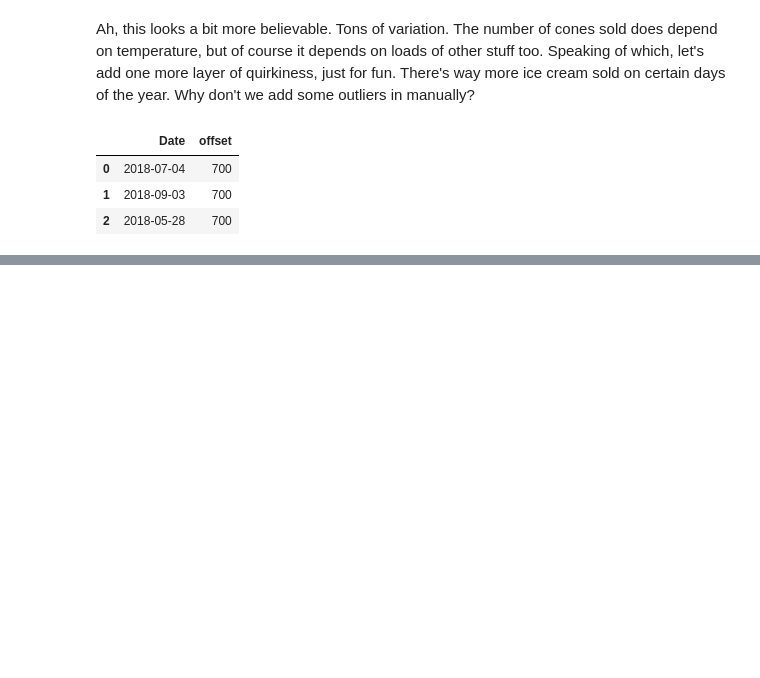
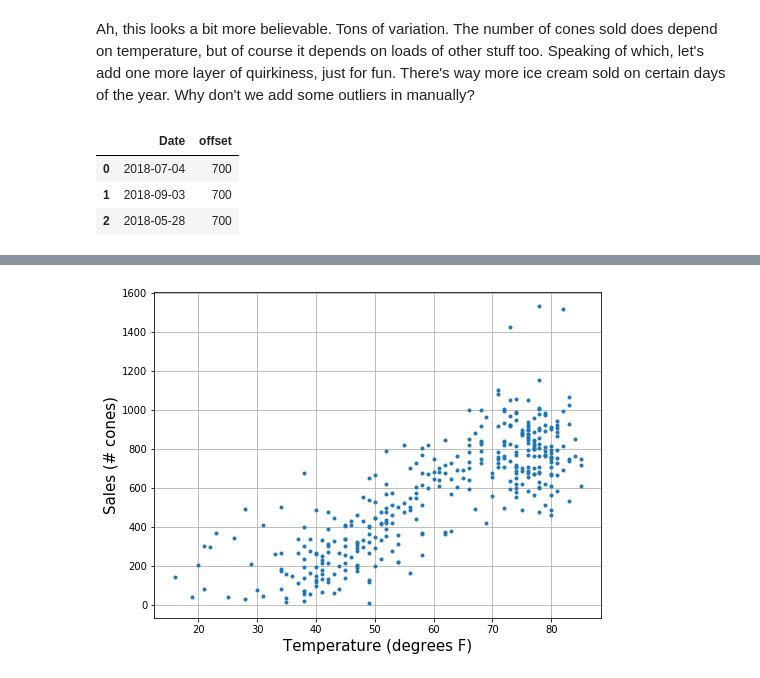
Before and after one commit to michellejw/cc-and-rsquared, a Jupyter notebook: ice-cream-data-2.ipynb, the cells around one changed output, grey strips where cells are left out. Saved outputs shown, nothing was run; the diff lists cells and outputs as text; code cells hidden in the pictures; blank space fills up the shorter version.

Commit message:
added to .gitignore file, added save plots/data to ice cream data script

```diff
--- a/ice-cream-data-2.ipynb
+++ b/ice-cream-data-2.ipynb
@@ -114,7 +115,7 @@ The plot of cone sales as a function of temperature looks pretty silly. It doesn
 sdev = 150
 np.random.seed(23)
 error = [np.random.normal(val,sdev) for val in df['conesMod']]
-df['conesErr'] = df['conesMod']+error
+df['conesErr'] = abs(df['conesMod']+error) # no negative sales allowed!
 
 errConesPlot = df.hvplot.scatter('TAVG','conesErr',grid=True)
 errConesPlot.opts(xlabel='Air Temp (F)',ylabel='Ice cream sales',ylim=(0,1600))
@@ -159,0 +153,20 @@ errConesPlot2.opts(xlabel='Air temp (F)',ylabel='Ice cream sales',ylim=(0,1600))
+# %%
+# Export our toy dataset to a csv file
+dfnew.to_csv('ice-cream-data2.csv')
+
+# Grab the relevant variables to make the next few steps easier (plotting
+# in matplotlib from here on only due to my familiarity with that toolset)
+temp = dfnew['TAVG']
+sales = dfnew['conesErr']
+
+# Some plot settings
+fsize = 15
+# %%
+plt.figure(figsize=(8,6))
+plt.plot(temp,sales,'.')
+plt.grid()
+plt.xlabel('Temperature (degrees F)',fontsize=fsize)
+plt.ylabel('Sales (# cones)',fontsize=fsize)
+plt.savefig('salesVStemp_noline.png', transparent=True, dpi=144)
+# %% [output]
+[figure, added]
```
Also changed, not shown: parts of 3 cells of this notebook, 2 other files.
